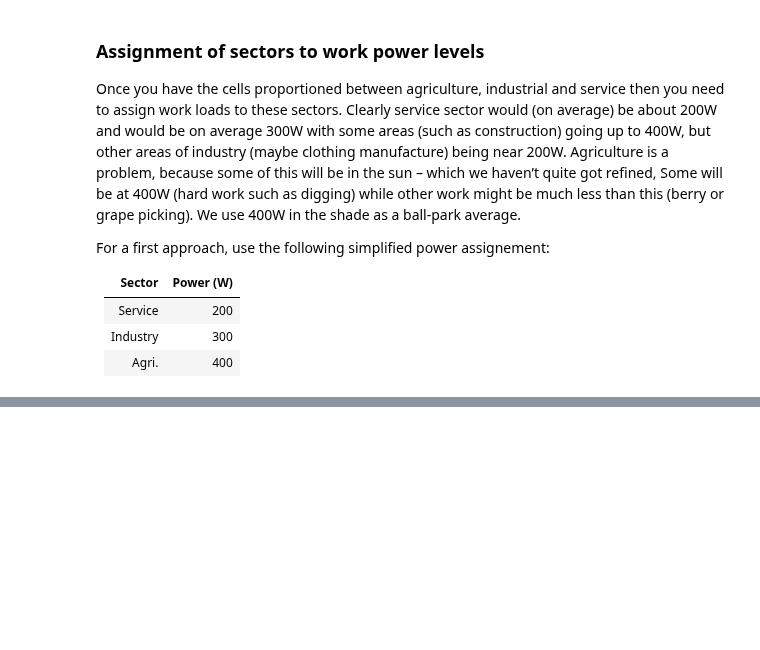
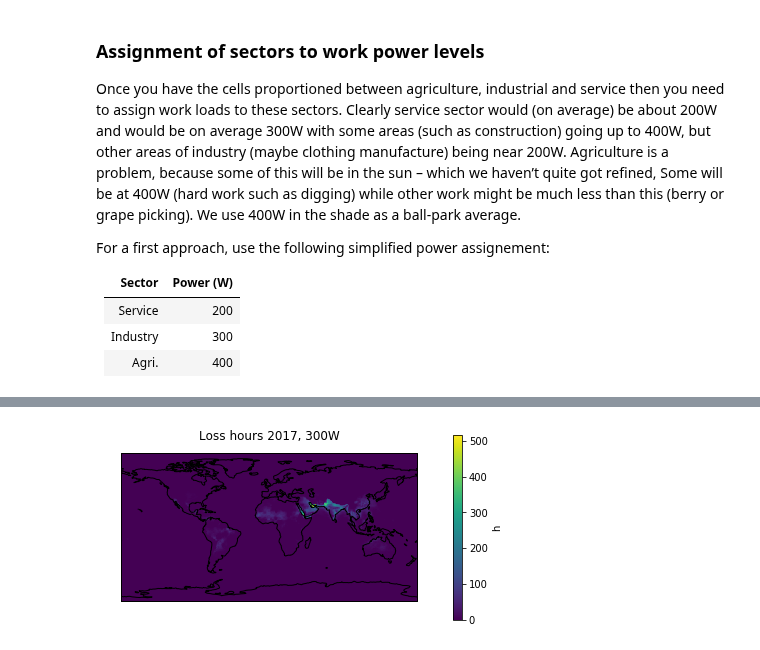
Before and after one commit to mangecoeur/health-climate-exposure, a Jupyter notebook: 1.3 Labour capacity change.ipynb, the cells around one changed output, grey strips where cells are left out. Drawn from its saved outputs; the diff is of its cells as text; code cells hidden in the pictures; blank space fills up the shorter version.

```diff
--- a/1.3 Labour capacity change.ipynb
+++ b/1.3 Labour capacity change.ipynb
@@ -324,0 +355,15 @@ pop_file = population_tools.load_masked_population(POP_FILE)
+# %%
+year = 2017
+year_vals = hours_lost_300.sel(year=year).loss_hours
+
+f = plt.figure(figsize=(6,3))
+
+ax = plt.axes(projection=crs.PlateCarree())
+year_vals.plot.pcolormesh(ax=ax,
+                          transform=crs.PlateCarree(),
+                          cbar_kwargs=dict(label='h'))
+ax.coastlines()
+ax.set_title(f'Loss hours {year}, 300W')
+plt.tight_layout()
+# %% [output]
+[figure, added]
```
Also changed, not shown: parts of 18 cells of this notebook, 1 other file.
